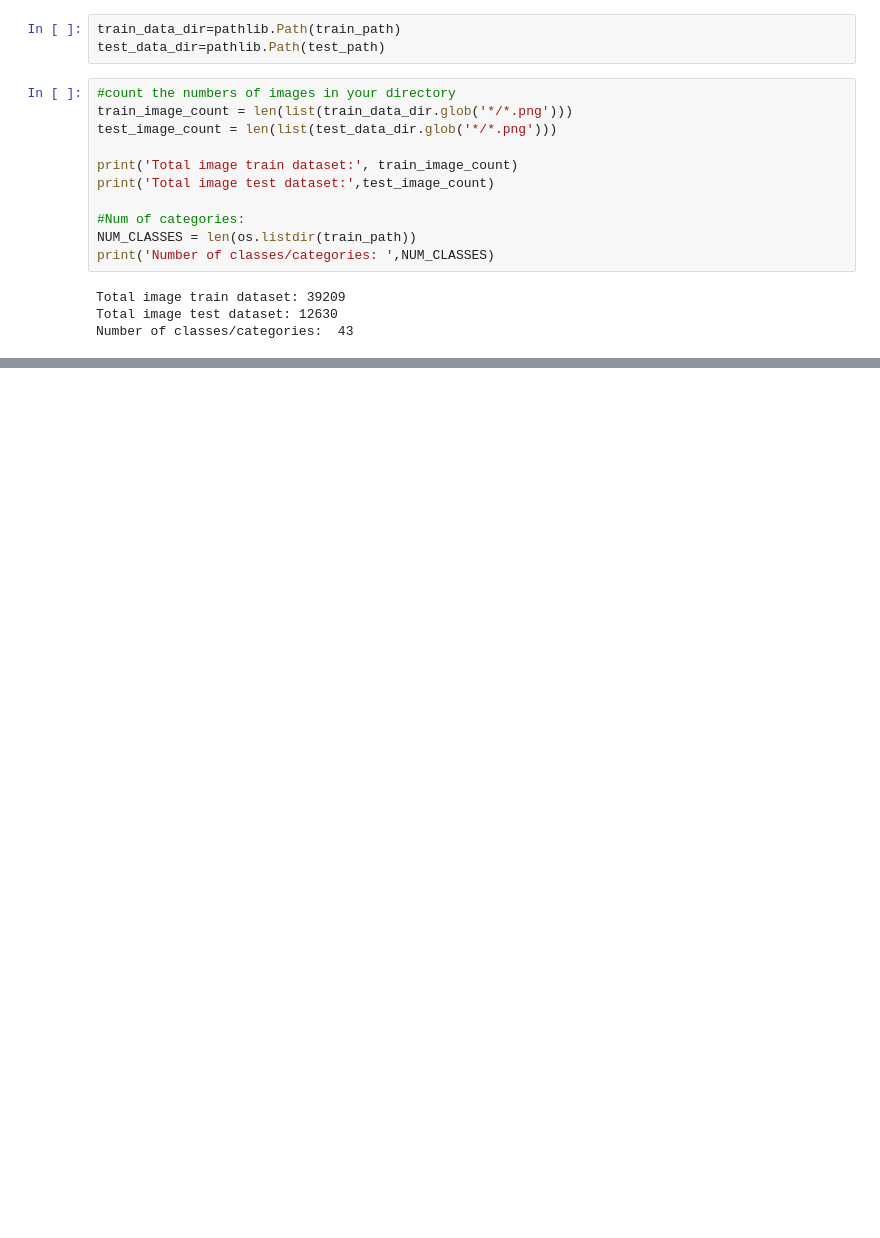
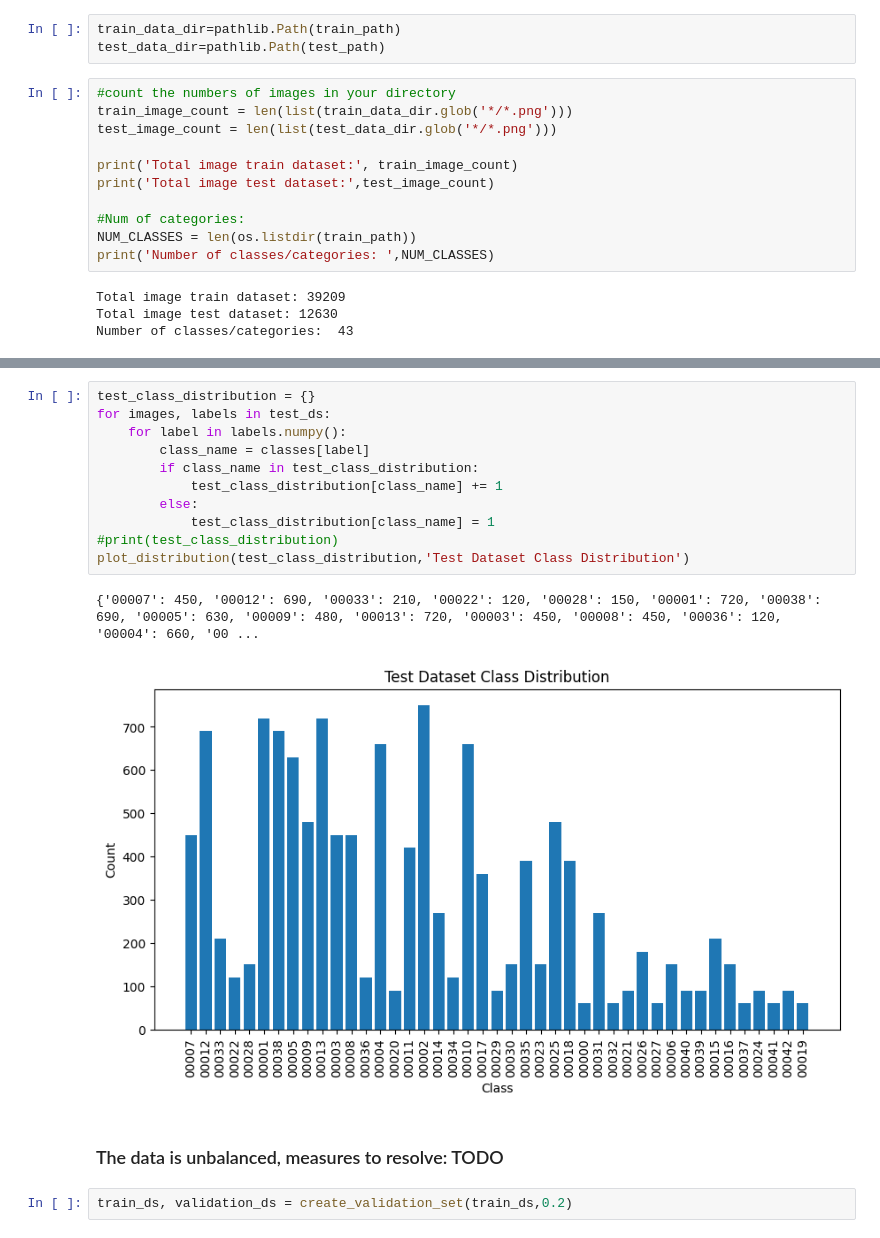
Before and after one commit to JoaoRamoss/computer-vision, a Jupyter notebook: baselineModels.ipynb, the cells around one changed output, grey strips where cells are left out. Saved outputs shown, nothing was run; the diff lists cells and outputs as text; blank space fills up the shorter version.

```diff
--- a/baselineModels.ipynb
+++ b/baselineModels.ipynb
@@ -120,0 +364,18 @@ classes = np.array([
+# %%
+test_class_distribution = {}
+for images, labels in test_ds:
+    for label in labels.numpy():
+        class_name = classes[label]
+        if class_name in test_class_distribution:
+            test_class_distribution[class_name] += 1
+        else:
+            test_class_distribution[class_name] = 1
+#print(test_class_distribution)
+plot_distribution(test_class_distribution,'Test Dataset Class Distribution')
+# %% [output]
+{'00007': 450, '00012': 690, '00033': 210, '00022': 120, '00028': 150, '00001': 720, '00038': 690, '00005': 630, '00009': 480, '00013': 720, '00003': 450, '00008': 450, '00036': 120, '00004': 660, '00 ...
+[figure, added]
+# %% [markdown]
+### The data is unbalanced, measures to resolve: TODO
+# %%
+train_ds, validation_ds = create_validation_set(train_ds,0.2)
```
Also changed, not shown: parts of 43 cells of this notebook, 15 other files.
